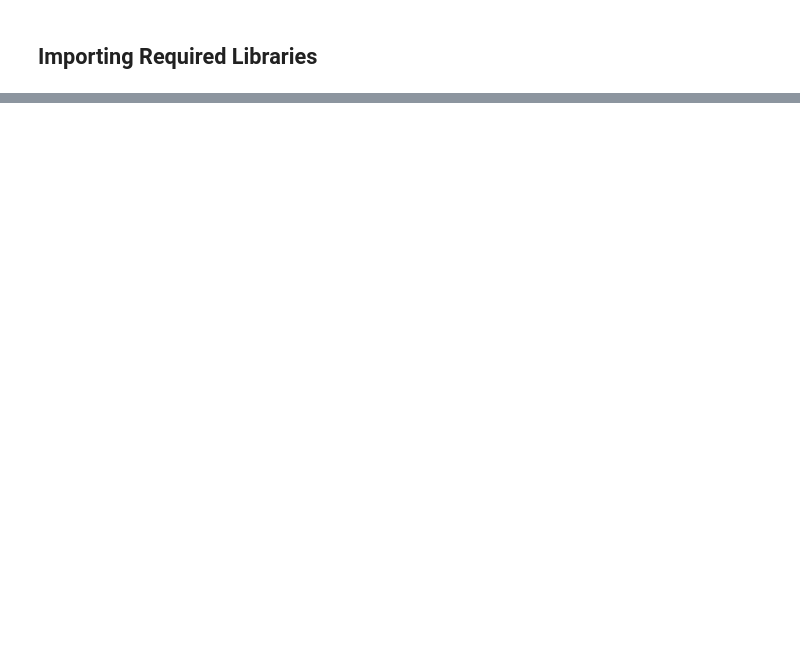
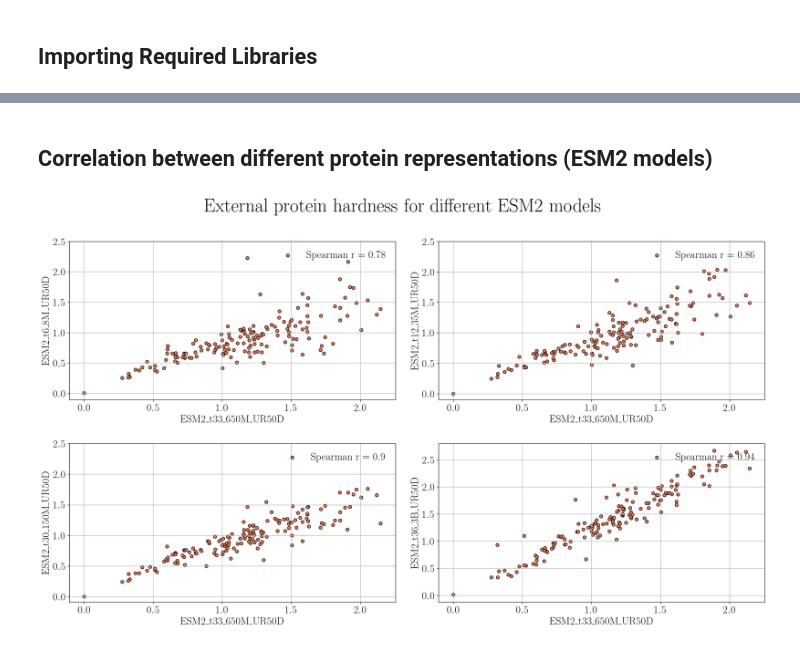
Before and after one commit to HFooladi/THEMAP, a Jupyter notebook: notebooks/external_protein_hardness.ipynb, the cells around one changed output, grey strips where cells are left out. Drawn from its saved outputs; the diff is of its cells as text; code cells hidden in the pictures; blank space fills up the shorter version.

```diff
--- a/notebooks/external_protein_hardness.ipynb
+++ b/notebooks/external_protein_hardness.ipynb
@@ -49,0 +144,70 @@ matplotlib.rcParams.update(
+# %% [markdown]
+## Correlation between different protein representations (ESM2 models)
+# %%
+##Comparing different ESM2 methods (for different feature types)
+ESM2_models = ["ESM2_t6_8M", "ESM2_t12_35M", "ESM2_t30_150M", "ESM2_t33_650M", "ESM2_t36_3B"]
+k = 10
+hardness_df_dict = {}
+for ESM2_model in ESM2_models:
+    with open(mapping_model_to_path[ESM2_model], 'rb') as f:
+        protein_distance_matrix = pickle.load(f)
+    hardness_protien = compute_task_hardness_from_distance_matrix(
+    protein_distance_matrix['distance_matrices'], aggr="mean_median", proportion=k
+    )
+    test_chembl_ids = protein_distance_matrix['test_chembl_ids']
+    hardness_protien_mean_norm = normalize(hardness_protien[0])
+    hardness_protien_median_norm = normalize(hardness_protien[1])
+    df = pd.DataFrame({f'protein_hardness_mean_{ESM2_model}': hardness_protien[0], f'protein_hardness_median_{ESM2_model}': hardness_protien[1], 'assay': test_chembl_ids})
+    hardness_df_dict[ESM2_model] = df
+
+
+hardness_df = pd.merge(hardness_df_dict["ESM2_t6_8M"], hardness_df_dict["ESM2_t12_35M"], on='assay', how='outer')
+hardness_df = pd.merge(hardness_df, hardness_df_dict["ESM2_t30_150M"], on='assay', how='outer')
+hardness_df = pd.merge(hardness_df, hardness_df_dict["ESM2_t33_650M"], on='assay', how='outer')
+hardness_df = pd.merge(hardness_df, hardness_df_dict["ESM2_t36_3B"], on='assay', how='outer')
+
+
+fig, ((ax0, ax1), (ax2, ax3)) = plt.subplots(2, 2, figsize=(20, 12))
+
+fig.suptitle("External protein hardness for different ESM2 models", fontsize=36)
+
+ax0.scatter(hardness_df['protein_hardness_mean_ESM2_t33_650M'],  hardness_df['protein_hardness_mean_ESM2_t6_8M'], color=light_color, edgecolor=dark_color)
+ax0.set_xlabel("ESM2_t33_650M_UR50D")
+ax0.set_ylabel("ESM2_t6_8M_UR50D")
+sp_corr = round(hardness_df['protein_hardness_mean_ESM2_t33_650M'].corr( hardness_df['protein_hardness_mean_ESM2_t6_8M'], method='spearman'), 2)
+ax0.legend(['Spearman r = {}'.format(sp_corr)], loc='upper right', fontsize=20, frameon=False)
+ax0.grid(True)
+ax0.set_yticks([0.0, 0.5, 1.0, 1.5, 2.0, 2.5])
+
+
+ax1.scatter(hardness_df['protein_hardness_mean_ESM2_t33_650M'],  hardness_df['protein_hardness_mean_ESM2_t12_35M'], color=light_color, edgecolor=dark_color)
+ax1.set_xlabel("ESM2_t33_650M_UR50D")
+ax1.set_ylabel("ESM2_t12_35M_UR50D")
+sp_corr = round(hardness_df['protein_hardness_mean_ESM2_t33_650M'].corr( hardness_df['protein_hardness_mean_ESM2_t12_35M'], method='spearman'), 2)
+ax1.legend(['Spearman r = {}'.format(sp_corr)], loc='upper right', fontsize=20, frameon=False)
+ax1.grid(True)
+ax1.set_yticks([0.0, 0.5, 1.0, 1.5, 2.0, 2.5])
+
+
+ax2.scatter(hardness_df['protein_hardness_mean_ESM2_t33_650M'],  hardness_df['protein_hardness_mean_ESM2_t30_150M'], color=light_color, edgecolor=dark_color)
+ax2.set_xlabel("ESM2_t33_650M_UR50D")
+ax2.set_ylabel("ESM2_t30_150M_UR50D")
+sp_corr = round(hardness_df['protein_hardness_mean_ESM2_t33_650M'].corr( hardness_df['protein_hardness_mean_ESM2_t30_150M'], method='spearman'), 2)
+ax2.legend(['Spearman r = {}'.format(sp_corr)], loc='upper right', fontsize=20, frameon=False)
+ax2.grid(True)
+ax2.set_yticks([0.0, 0.5, 1.0, 1.5, 2.0, 2.5])
+
+
+ax3.scatter(hardness_df['protein_hardness_mean_ESM2_t33_650M'],  hardness_df['protein_hardness_mean_ESM2_t36_3B'], color=light_color, edgecolor=dark_color)
+ax3.set_xlabel("ESM2_t33_650M_UR50D")
+ax3.set_ylabel("ESM2_t36_3B_UR50D")
+sp_corr = round(hardness_df['protein_hardness_mean_ESM2_t33_650M'].corr( hardness_df['protein_hardness_mean_ESM2_t36_3B'], method='spearman'), 2)
+ax3.legend(['Spearman r = {}'.format(sp_corr)], loc='upper right', fontsize=20, frameon=False)
+ax3.grid(True)
+ax3.set_yticks([0.0, 0.5, 1.0, 1.5, 2.0, 2.5])
+
+fig.tight_layout(pad=1.5)
+
+plt.show()
+# %% [output]
+[figure, added]
```
Also changed, not shown: parts of 5 cells of this notebook, 4 other files.
